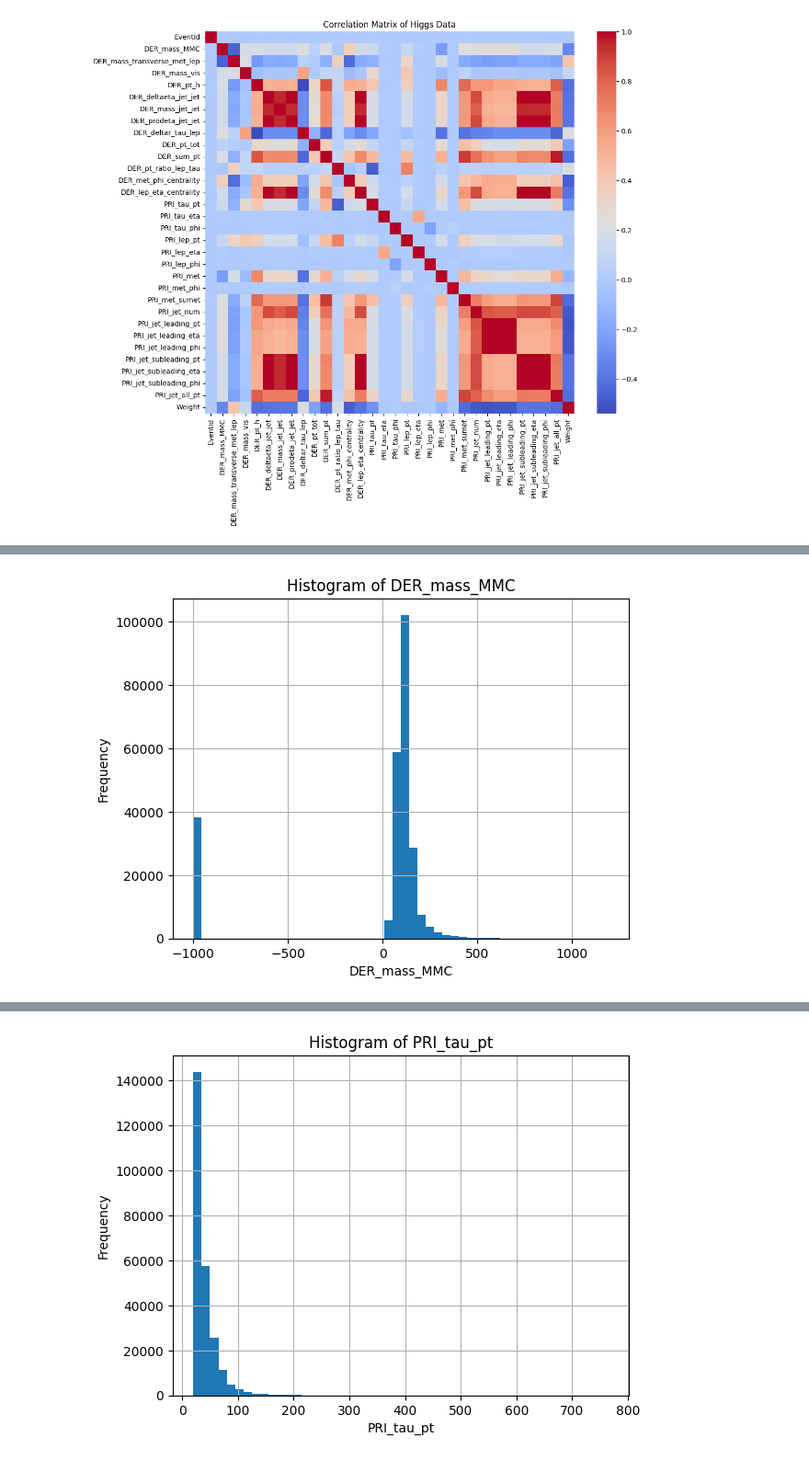
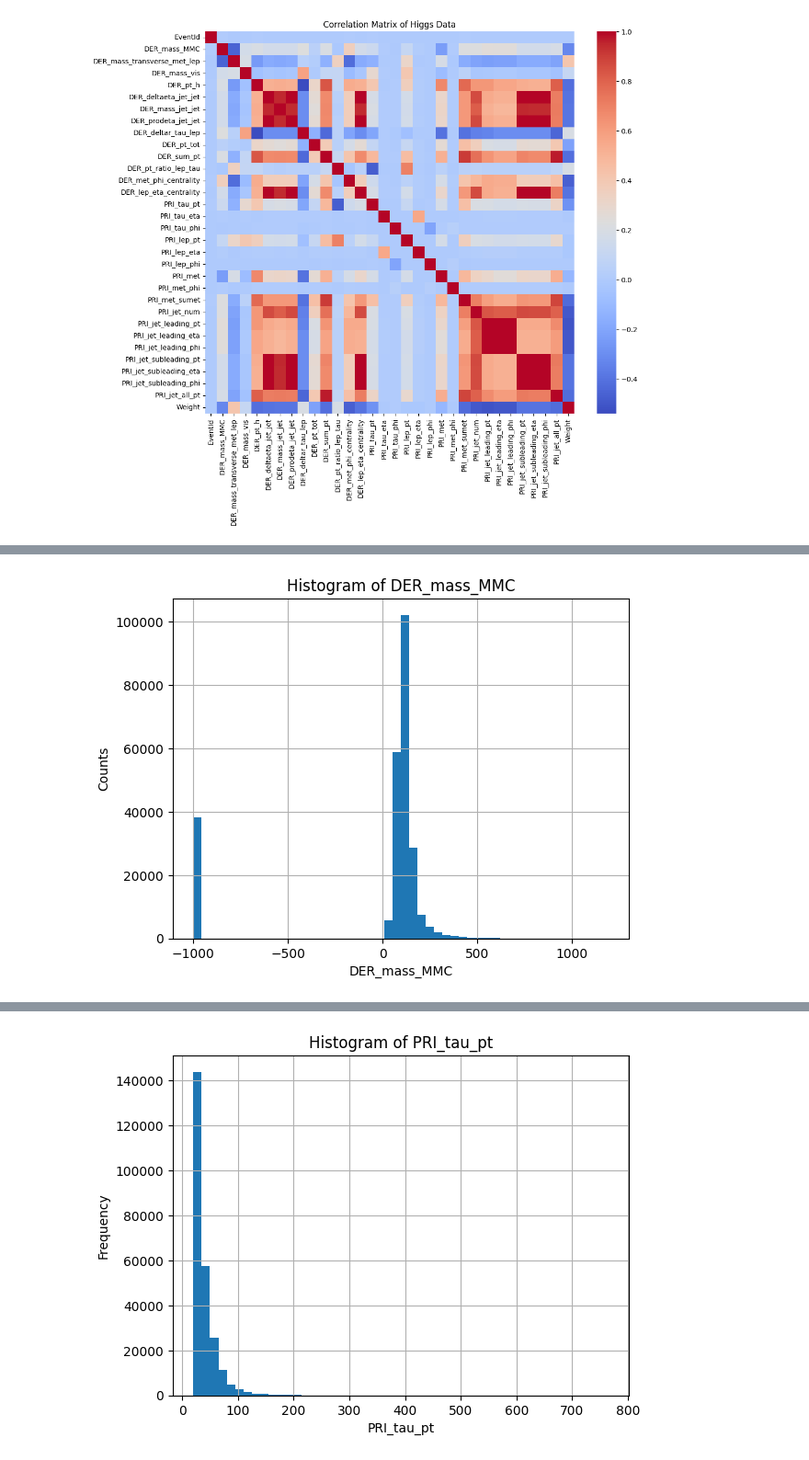
Before and after one commit to jarrodsb/DSPS_JBieber, a Jupyter notebook: HW8/higgsbosonSearch_Bieber_dsps25.ipynb, the cells around one changed output, grey strips where cells are left out. Shown at 92% size. Saved outputs shown, nothing was run; the diff lists cells and outputs as text; code cells hidden in the pictures.

```diff
--- a/HW8/higgsbosonSearch_Bieber_dsps25.ipynb
+++ b/HW8/higgsbosonSearch_Bieber_dsps25.ipynb
@@ -261,8 +263,8 @@ plt.show()
 # %%
 higgsdata['DER_mass_MMC'].hist(bins=50)
 pl.xlabel('DER_mass_MMC')
-pl.ylabel('Frequency')
+pl.ylabel('Counts')
 pl.title('Histogram of DER_mass_MMC')
 pl.show()
 # %% [output]
-[figure, old version]
+[figure, new version]
```
Also changed, not shown: parts of 17 cells of this notebook.
